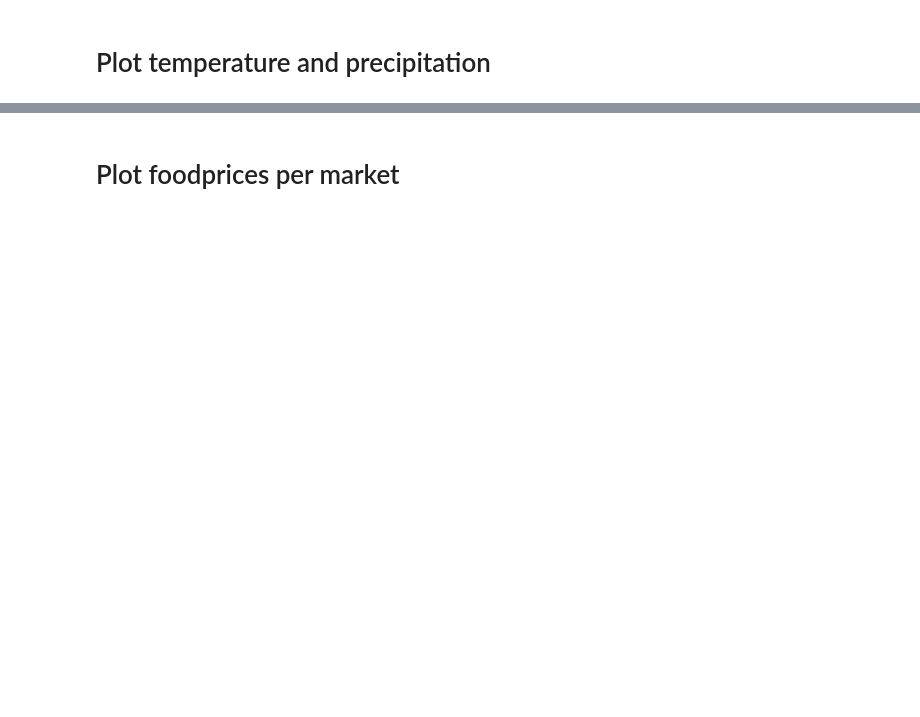
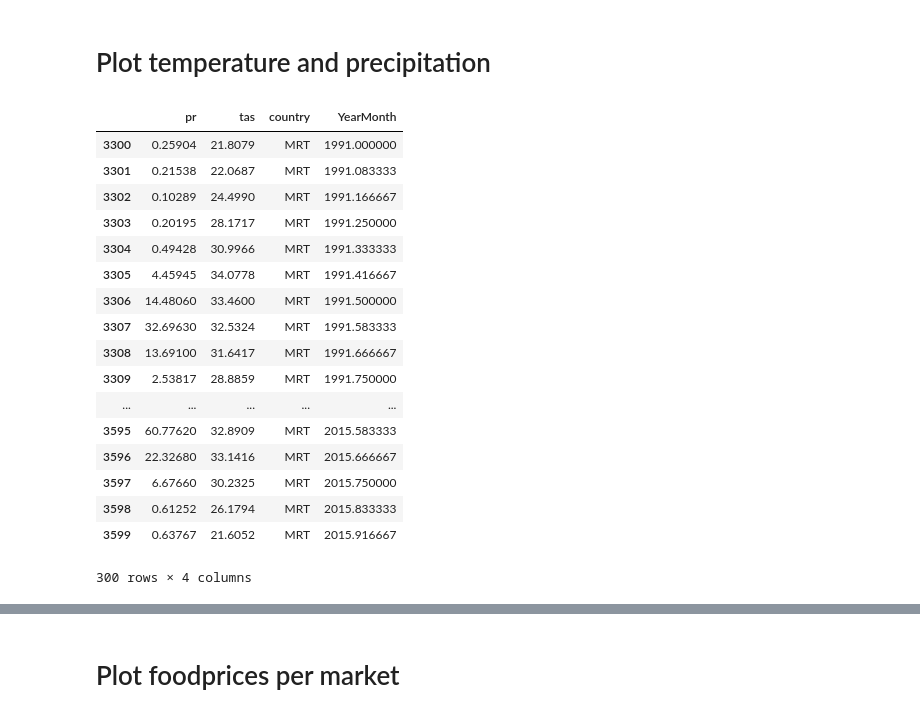
Before and after one commit to Take2001/DataProcessing, a Jupyter notebook: helpfiles/functies_voor_selectief_plotten.ipynb, the cells around one changed output, grey strips where cells are left out. Saved outputs shown, nothing was run; the diff lists cells and outputs as text; code cells hidden in the pictures; blank space fills up the shorter version.

```diff
--- a/helpfiles/functies_voor_selectief_plotten.ipynb
+++ b/helpfiles/functies_voor_selectief_plotten.ipynb
@@ -60,31 +64,49 @@ def select_plot_migration_movements(input_data, country_of_residence, origin, ye
 # %%
 # geeft voor een #input_data van een #country de pr en tas vanaf #year1 tot en met #year2
 
 def select_plot_temperature_and_precipitation(input_data, country, year1, year2):
     saved_dict = {'Mauritania': 'MRT', 'Lesotho': 'LSO', 'Somalia': 'SOM', 'Nigeria': 'NGA', 'Tanzania': 'TZA', 'Zambia': 'ZMB', 'Burundi': 'BDI', 'Afghanistan': 'AFG', 'Mali': 'MLI', 'Niger': 'NER', 'Malawi': 'MWI', 'Congo': 'ZAR', 'Cabo Verde': 'CPV', 'Sudan': 'SDN', 'Pakistan': 'PAK', 'Burkina Faso': 'BFA', 'Rwanda': 'RWA', 'Kenya': 'KEN', 'Senegal': 'SEN', 'Cameroon': 'CMR', 'Sierra Leone': 'SLE', 'Iraq': 'IRQ', 'Uganda': 'UGA', 'Mozambique': 'MOZ', 'Zimbabwe': 'ZWE', 'Central African Republic': 'CAF', 'Ethiopia': 'ETH', 'Guinea': 'GIN', 'Liberia': 'LBR', 'Djibouti': 'DJI', 'Iran': 'IRN', 'Madagascar': 'MDG', 'Lebanon': 'LBN'}
 
     if country in saved_dict.keys():
         country = saved_dict[country]
     else:
         print("Please enter correct country name")
 
     input_data = pd.DataFrame(input_data.loc[input_data['country'] == country])
     input_data = input_data.loc[(input_data['year'] > year1 - 1) & (input_data['year'] < year2 + 1)]
 
 #     maak van de jaren en maanden kommajaren
     YearMonth = []
     month = []
     for row in input_data['month']:
         month.append(str(row))
 
     count = 0
     for year in input_data['year']:
         year = int(year) + (int(month[count])  - 1)/ 12
         YearMonth.append(year)
         count += 1
     input_data['YearMonth'] = YearMonth
     input_data = input_data[['pr', 'tas', 'country', 'YearMonth']]
     return input_data
 
-# werking
-# select_plot_temperature_and_precipitation(df_weather, 'Mauritania', 1985, 2030)
+select_plot_temperature_and_precipitation(df_weather, 'Mauritania', 1985, 2030)
+# %% [output]
+|  | pr | tas | country | YearMonth |
+| 3300 | 0.25904 | 21.8079 | MRT | 1991.000000 |
+| 3301 | 0.21538 | 22.0687 | MRT | 1991.083333 |
+| 3302 | 0.10289 | 24.4990 | MRT | 1991.166667 |
+| 3303 | 0.20195 | 28.1717 | MRT | 1991.250000 |
+| 3304 | 0.49428 | 30.9966 | MRT | 1991.333333 |
+| 3305 | 4.45945 | 34.0778 | MRT | 1991.416667 |
+| 3306 | 14.48060 | 33.4600 | MRT | 1991.500000 |
+| 3307 | 32.69630 | 32.5324 | MRT | 1991.583333 |
+| 3308 | 13.69100 | 31.6417 | MRT | 1991.666667 |
+| 3309 | 2.53817 | 28.8859 | MRT | 1991.750000 |
+| ... | ... | ... | ... | ... |
+| 3595 | 60.77620 | 32.8909 | MRT | 2015.583333 |
+| 3596 | 22.32680 | 33.1416 | MRT | 2015.666667 |
+| 3597 | 6.67660 | 30.2325 | MRT | 2015.750000 |
+| 3598 | 0.61252 | 26.1794 | MRT | 2015.833333 |
+| 3599 | 0.63767 | 21.6052 | MRT | 2015.916667 |
+300 rows × 4 columns
```
Also changed, not shown: parts of 12 cells of this notebook, 7 other files.
